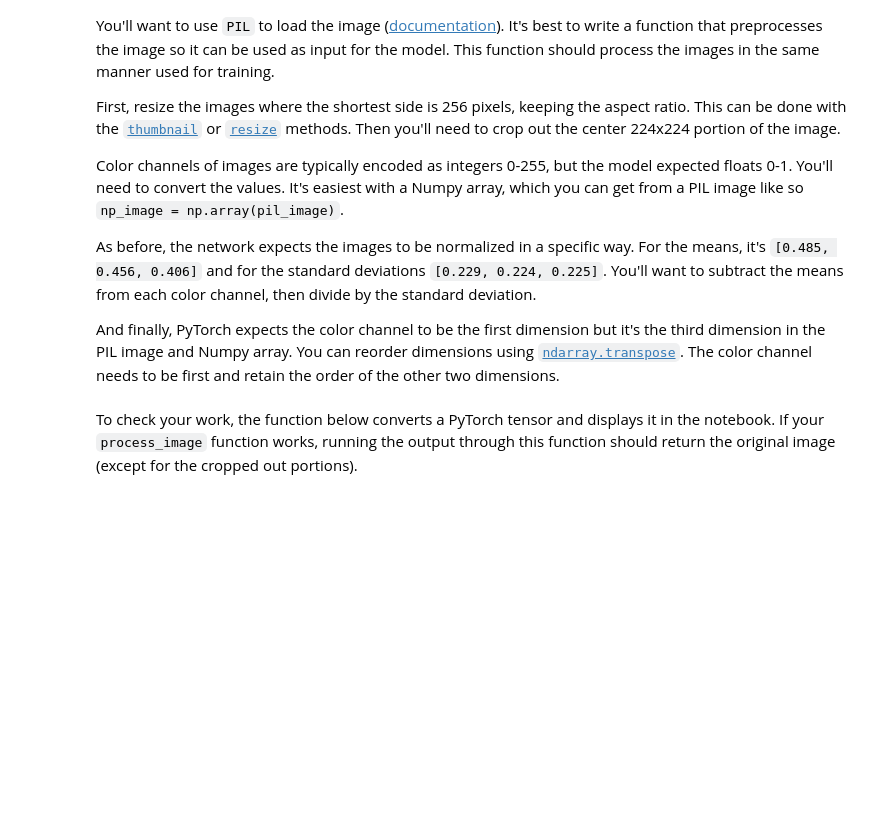
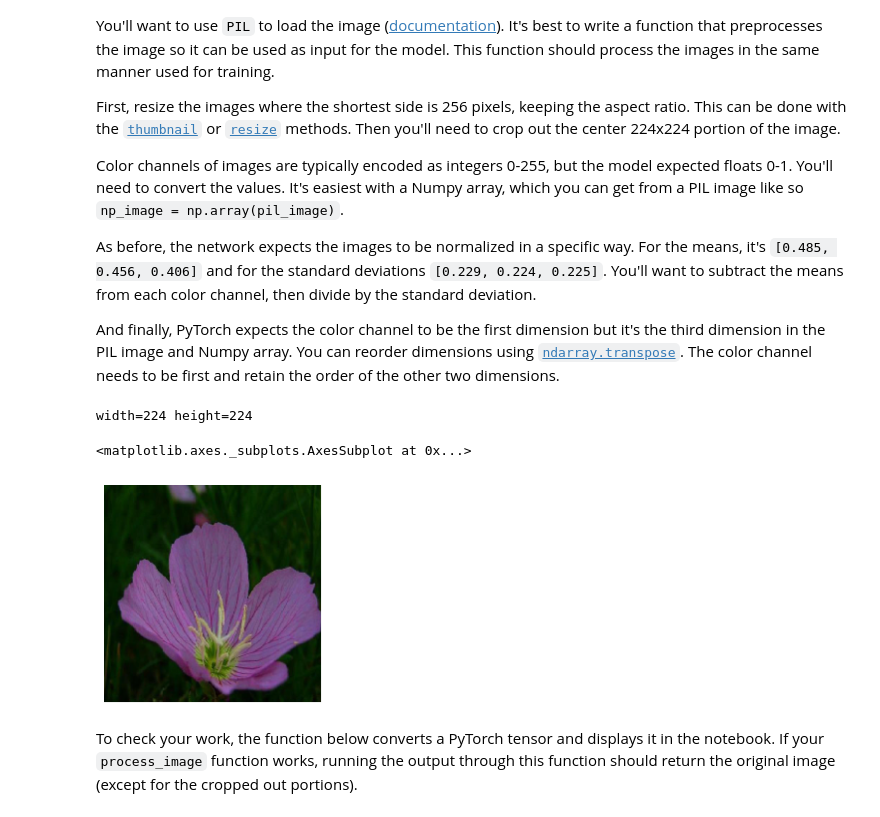
Before and after one commit to ssi112/aipnd-project, a Jupyter notebook: Image Classifier Project.ipynb, the cells around one changed output. Saved outputs shown, nothing was run; the diff lists cells and outputs as text; code cells hidden in the pictures; blank space fills up the shorter version.

```diff
--- a/Image Classifier Project.ipynb
+++ b/Image Classifier Project.ipynb
@@ -293,3 +325,23 @@ At this point it's good to write a function that can load a checkpoint and rebui
+# %%
+# TODO: Write a function that loads a checkpoint and rebuilds the model
+
+def load_saved_checkpoint(model_path):
+    saved_model = torch.load(model_path)
+    model = saved_model['model']
+    model.classifier = saved_model['classifier']
+    model.load_state_dict(saved_model['model_state'])
+    model.class_to_idx = saved_model['model_class_index']
+    optimizer = saved_model['optimizer_state']
+    epochs = saved_model['epochs']
+
+    for param in model.parameters():
+        param.requires_grad = False
+
+    return model, saved_model['model_class_index']
+
+model, class_to_idx = load_saved_checkpoint('checkpoints/model_checkpoint.pth')
+# print(model)
+# print(class_to_idx)
 # %% [markdown]
 # Inference for classification
 
@@ -326,3 +371,42 @@ def process_image(image):
+# %%
+import numpy as np
+from PIL import Image
+
+def process_image(image):
+    ''' Scales, crops, and normalizes a PIL image for a PyTorch model,
+        returns an Numpy array
+    '''
+    # TODO: Process a PIL image for use in a PyTorch model
+    img_mean = np.array([0.485, 0.456, 0.406])
+    img_std  = np.array([0.229, 0.224, 0.225])
+    img = Image.open(image)
+    img = img.resize((256,256))
+    left, top, right, bottom = 0, 0, 224, 224
+    img = img.crop((left, top, right, bottom)) #crop out center
+
+    # just checking
+    width, height = img.size
+    print('width={} height={}'.format(width, height))
+
+    # make this a numpy array
+    img = np.array(img)
+    # RGB values are 8-bit: 0 to 255
+    # dividing by 255 gives us a range from 0.0 to 1.0
+    # won't work properly without this
+    img = img / 255
+    img_norm = (img - img_mean) / img_std
+    img_norm = np.transpose(img_norm, (2, 0, 1))
+    return torch.Tensor(img_norm) # convert back to PyTorch tensor
+
+img_check = process_image(test_dir+'/1/image_06752.jpg')
+# type(img_check)
+# print(img_check)
+# double check results using helper.py
+helper.imshow(img_check, normalize=True)
+# %% [output]
+width=224 height=224
+<matplotlib.axes._subplots.AxesSubplot at 0x...>
+[figure, added]
 # %% [markdown]
 To check your work, the function below converts a PyTorch tensor and displays it in the notebook. If your `process_image` function works, running the output through this function should return the original image (except for the cropped out portions).
 # %%
```
Also changed, not shown: parts of 10 cells of this notebook, 2 other files.
